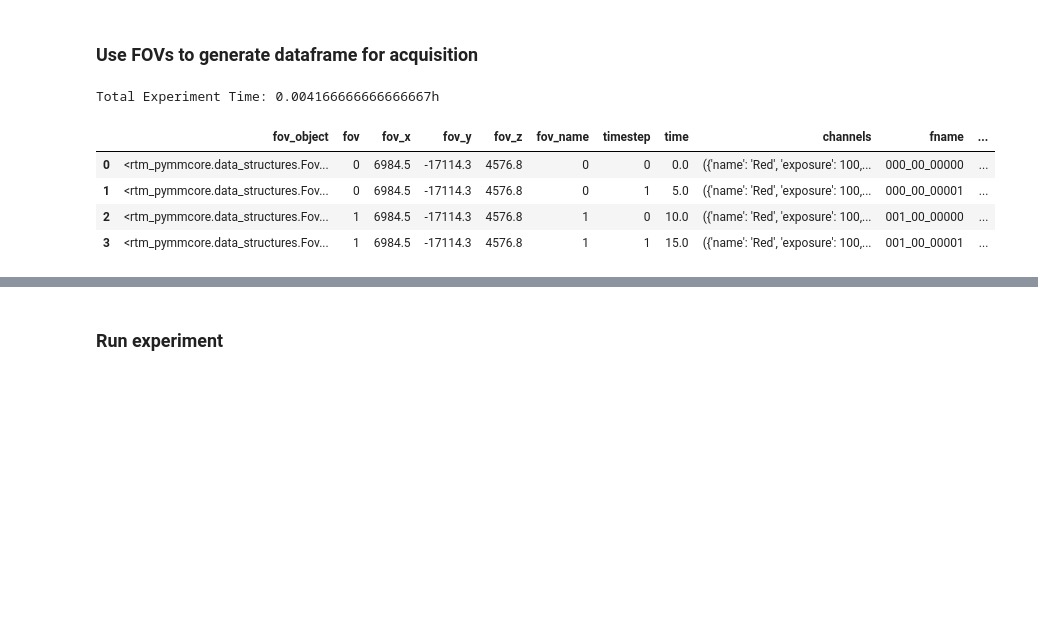
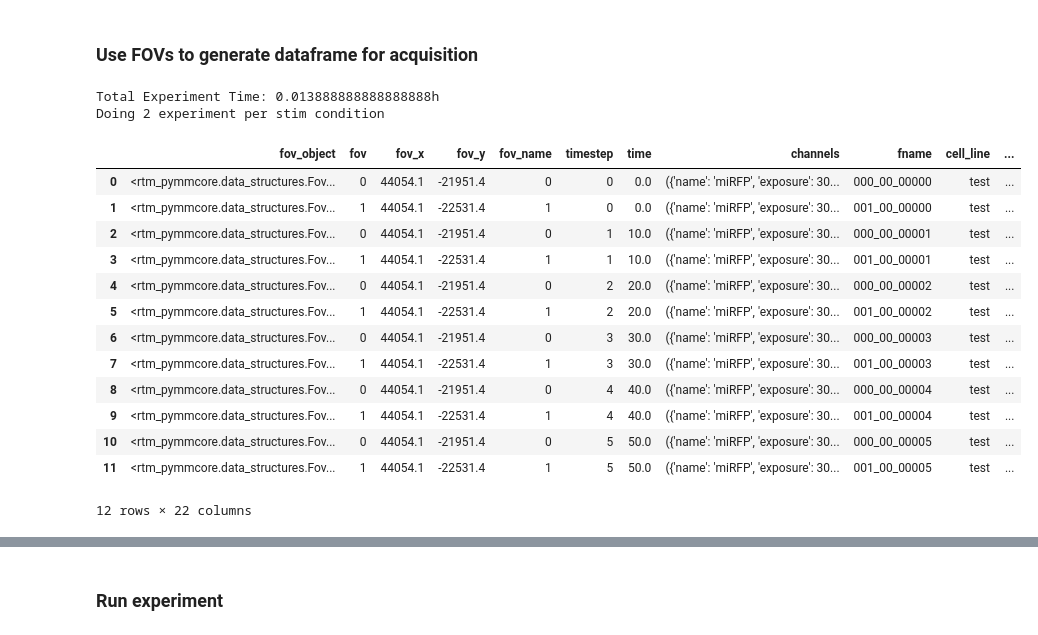
Before and after one commit to alandolt/faro, a Jupyter notebook: 04_full_FOV_stimulation_ERK_new_API.ipynb, the cells around one changed output, grey strips where cells are left out. Cells and saved outputs as stored; diff of their text form; code cells hidden in the pictures; blank space fills up the shorter version.

```diff
--- a/04_full_FOV_stimulation_ERK_new_API.ipynb
+++ b/04_full_FOV_stimulation_ERK_new_API.ipynb
@@ -24,8 +24,9 @@ import pandas as pd
 # mic = Jungfrau()
 # mic.mmc.setChannelGroup("TTL_ERK")
 
-from rtm_pymmcore.microscope.Niesen import Niesen
-mic = Niesen()
-mic.mmc.setChannelGroup("WF_TTL")
+from rtm_pymmcore.microscope.Jungfrau import Jungfrau
+
+mic = Jungfrau()
+mic.mmc.setChannelGroup("TTL_ERK")
 # %%
 ## Configuration options
@@ -181,36 +184,45 @@ if mic.SET_ROI_REQUIRED:
 # %% [markdown]
 ### Use FOVs to generate dataframe for acquisition
 # %%
-
 fovs = utils.generate_fov_objects(mic, viewer=viewer)
 fovs
 
 df_acquire = utils.generate_df_acquire(
     fovs,
     n_frames=N_FRAMES_PHASE_1,
     time_between_timesteps=TIME_BETWEEN_TIMESTEPS,
     time_per_fov=TIME_PER_FOV,
     channels=channels,
     phase_name="PreDrug",
     phase_id=0,
     condition=condition,
 )
-# df_acquire = utils.apply_stim_treatments_to_df_acquire(
-#     df_acquire,
-#     stim_exposures_timesteps_phase_1,
-#     condition,
-#     n_fovs_per_well=n_fovs_per_well,
-#     add_stim_exposure_group=ADD_STIM_EXPOSURE_GROUP,
-#     regular_spacing_between_stimulations=REGULAR_SPACING_BETWEEN_STIMULATIONS,
-# )
+df_acquire = utils.apply_stim_treatments_to_df_acquire(
+    df_acquire,
+    stim_exposures_timesteps_phase_1,
+    condition,
+    n_fovs_per_well=n_fovs_per_well,
+    add_stim_exposure_group=ADD_STIM_EXPOSURE_GROUP,
+    regular_spacing_between_stimulations=REGULAR_SPACING_BETWEEN_STIMULATIONS,
+)
 df_acquire
 # %% [output]
-Total Experiment Time: 0.004166666666666667h
+Total Experiment Time: 0.013888888888888888h
+Doing 2 experiment per stim condition
-|  | fov_object | fov | fov_x | fov_y | fov_z | fov_name | timestep | time | channels | fname | ... |
-| 0 | <rtm_pymmcore.data_structures.Fov... | 0 | 6984.5 | -17114.3 | 4576.8 | 0 | 0 | 0.0 | ({'name': 'Red', 'exposure': 100,... | 000_00_00000 | ... |
-| 1 | <rtm_pymmcore.data_structures.Fov... | 0 | 6984.5 | -17114.3 | 4576.8 | 0 | 1 | 5.0 | ({'name': 'Red', 'exposure': 100,... | 000_00_00001 | ... |
-| 2 | <rtm_pymmcore.data_structures.Fov... | 1 | 6984.5 | -17114.3 | 4576.8 | 1 | 0 | 10.0 | ({'name': 'Red', 'exposure': 100,... | 001_00_00000 | ... |
-| 3 | <rtm_pymmcore.data_structures.Fov... | 1 | 6984.5 | -17114.3 | 4576.8 | 1 | 1 | 15.0 | ({'name': 'Red', 'exposure': 100,... | 001_00_00001 | ... |
+|  | fov_object | fov | fov_x | fov_y | fov_name | timestep | time | channels | fname | cell_line | ... |
+| 0 | <rtm_pymmcore.data_structures.Fov... | 0 | 44054.1 | -21951.4 | 0 | 0 | 0.0 | ({'name': 'miRFP', 'exposure': 30... | 000_00_00000 | test | ... |
+| 1 | <rtm_pymmcore.data_structures.Fov... | 1 | 44054.1 | -22531.4 | 1 | 0 | 0.0 | ({'name': 'miRFP', 'exposure': 30... | 001_00_00000 | test | ... |
+| 2 | <rtm_pymmcore.data_structures.Fov... | 0 | 44054.1 | -21951.4 | 0 | 1 | 10.0 | ({'name': 'miRFP', 'exposure': 30... | 000_00_00001 | test | ... |
+| 3 | <rtm_pymmcore.data_structures.Fov... | 1 | 44054.1 | -22531.4 | 1 | 1 | 10.0 | ({'name': 'miRFP', 'exposure': 30... | 001_00_00001 | test | ... |
+| 4 | <rtm_pymmcore.data_structures.Fov... | 0 | 44054.1 | -21951.4 | 0 | 2 | 20.0 | ({'name': 'miRFP', 'exposure': 30... | 000_00_00002 | test | ... |
+| 5 | <rtm_pymmcore.data_structures.Fov... | 1 | 44054.1 | -22531.4 | 1 | 2 | 20.0 | ({'name': 'miRFP', 'exposure': 30... | 001_00_00002 | test | ... |
+| 6 | <rtm_pymmcore.data_structures.Fov... | 0 | 44054.1 | -21951.4 | 0 | 3 | 30.0 | ({'name': 'miRFP', 'exposure': 30... | 000_00_00003 | test | ... |
+| 7 | <rtm_pymmcore.data_structures.Fov... | 1 | 44054.1 | -22531.4 | 1 | 3 | 30.0 | ({'name': 'miRFP', 'exposure': 30... | 001_00_00003 | test | ... |
+| 8 | <rtm_pymmcore.data_structures.Fov... | 0 | 44054.1 | -21951.4 | 0 | 4 | 40.0 | ({'name': 'miRFP', 'exposure': 30... | 000_00_00004 | test | ... |
+| 9 | <rtm_pymmcore.data_structures.Fov... | 1 | 44054.1 | -22531.4 | 1 | 4 | 40.0 | ({'name': 'miRFP', 'exposure': 30... | 001_00_00004 | test | ... |
+| 10 | <rtm_pymmcore.data_structures.Fov... | 0 | 44054.1 | -21951.4 | 0 | 5 | 50.0 | ({'name': 'miRFP', 'exposure': 30... | 000_00_00005 | test | ... |
+| 11 | <rtm_pymmcore.data_structures.Fov... | 1 | 44054.1 | -22531.4 | 1 | 5 | 50.0 | ({'name': 'miRFP', 'exposure': 30... | 001_00_00005 | test | ... |
+12 rows × 22 columns
 # %%
 df_acquire_2 = utils.generate_df_acquire(
     fovs,
```
Also changed, not shown: parts of 3 cells of this notebook, 5 other files.
